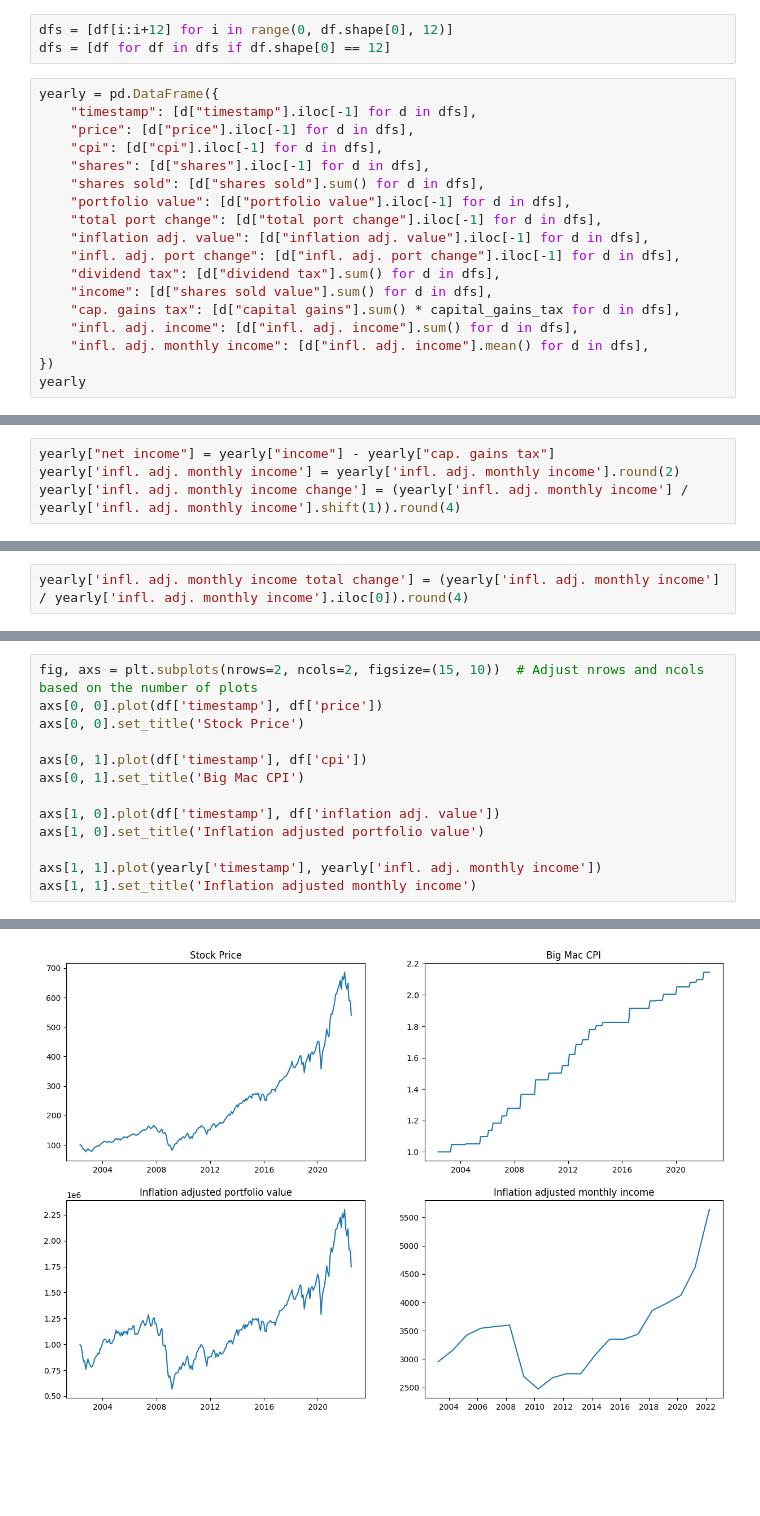
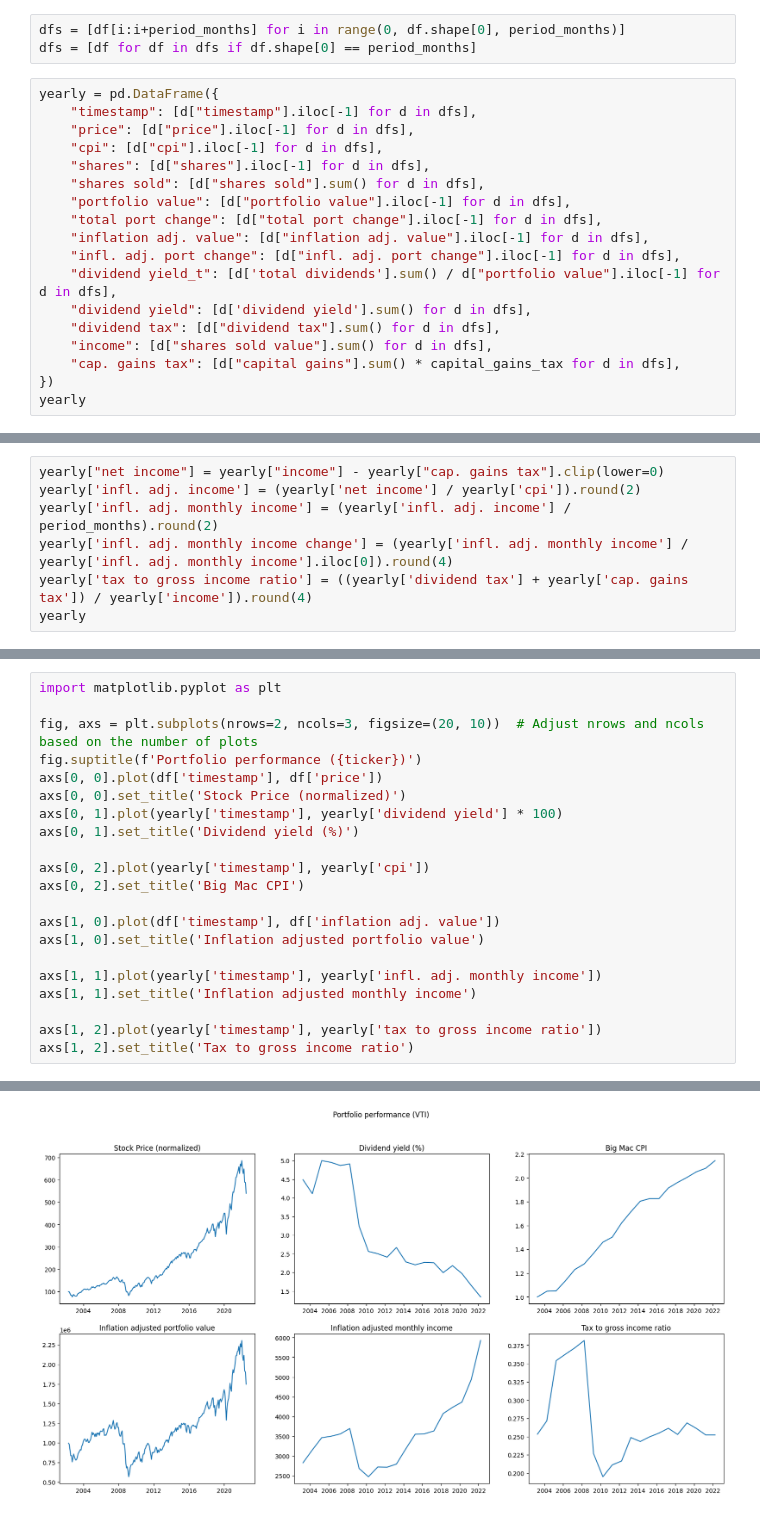
Before and after one commit to reasv/capsim, a Jupyter notebook: sim.ipynb, the cells around one changed output, grey strips where cells are left out. Drawn from its saved outputs; the diff is of its cells as text; blank space fills up the shorter version.

```diff
--- a/sim.ipynb
+++ b/sim.ipynb
@@ -105,6 +112,6 @@ df
 # %%
-dfs = [df[i:i+12] for i in range(0, df.shape[0], 12)]
-dfs = [df for df in dfs if df.shape[0] == 12]
+dfs = [df[i:i+period_months] for i in range(0, df.shape[0], period_months)]
+dfs = [df for df in dfs if df.shape[0] == period_months]
 # %%
 yearly = pd.DataFrame({
     "timestamp": [d["timestamp"].iloc[-1] for d in dfs],
@@ -116,11 +123,11 @@ yearly = pd.DataFrame({
     "total port change": [d["total port change"].iloc[-1] for d in dfs],
     "inflation adj. value": [d["inflation adj. value"].iloc[-1] for d in dfs],
     "infl. adj. port change": [d["infl. adj. port change"].iloc[-1] for d in dfs],
+    "dividend yield_t": [d['total dividends'].sum() / d["portfolio value"].iloc[-1] for d in dfs],
+    "dividend yield": [d['dividend yield'].sum() for d in dfs],
     "dividend tax": [d["dividend tax"].sum() for d in dfs],
     "income": [d["shares sold value"].sum() for d in dfs],
     "cap. gains tax": [d["capital gains"].sum() * capital_gains_tax for d in dfs],
-    "infl. adj. income": [d["infl. adj. income"].sum() for d in dfs],
-    "infl. adj. monthly income": [d["infl. adj. income"].mean() for d in dfs],
 })
 yearly
 # %% [output]
@@ -144,4 +151,7 @@ yearly
 # %%
-yearly["net income"] = yearly["income"] - yearly["cap. gains tax"]
-yearly['infl. adj. monthly income'] = yearly['infl. adj. monthly income'].round(2)
-yearly['infl. adj. monthly income change'] = (yearly['infl. adj. monthly income'] / yearly['infl. adj. monthly income'].shift(1)).round(4)
+yearly["net income"] = yearly["income"] - yearly["cap. gains tax"].clip(lower=0)
+yearly['infl. adj. income'] = (yearly['net income'] / yearly['cpi']).round(2)
+yearly['infl. adj. monthly income'] = (yearly['infl. adj. income'] / period_months).round(2)
+yearly['infl. adj. monthly income change'] = (yearly['infl. adj. monthly income'] / yearly['infl. adj. monthly income'].iloc[0]).round(4)
+yearly['tax to gross income ratio'] = ((yearly['dividend tax'] + yearly['cap. gains tax']) / yearly['income']).round(4)
+yearly
@@ -168,2 +175,0 @@ yearly
-# %%
-yearly['infl. adj. monthly income total change'] = (yearly['infl. adj. monthly income'] / yearly['infl. adj. monthly income'].iloc[0]).round(4)
@@ -230,14 +176,22 @@ Text(0.5, 1.0, 'Inflation adjusted portfolio value')
 # %%
-fig, axs = plt.subplots(nrows=2, ncols=2, figsize=(15, 10))  # Adjust nrows and ncols based on the number of plots
+import matplotlib.pyplot as plt
+
+fig, axs = plt.subplots(nrows=2, ncols=3, figsize=(20, 10))  # Adjust nrows and ncols based on the number of plots
+fig.suptitle(f'Portfolio performance ({ticker})')
 axs[0, 0].plot(df['timestamp'], df['price'])
-axs[0, 0].set_title('Stock Price')
+axs[0, 0].set_title('Stock Price (normalized)')
+axs[0, 1].plot(yearly['timestamp'], yearly['dividend yield'] * 100)
+axs[0, 1].set_title('Dividend yield (%)')
 
-axs[0, 1].plot(df['timestamp'], df['cpi'])
-axs[0, 1].set_title('Big Mac CPI')
+axs[0, 2].plot(yearly['timestamp'], yearly['cpi'])
+axs[0, 2].set_title('Big Mac CPI')
 
 axs[1, 0].plot(df['timestamp'], df['inflation adj. value'])
 axs[1, 0].set_title('Inflation adjusted portfolio value')
 
 axs[1, 1].plot(yearly['timestamp'], yearly['infl. adj. monthly income'])
 axs[1, 1].set_title('Inflation adjusted monthly income')
+
+axs[1, 2].plot(yearly['timestamp'], yearly['tax to gross income ratio'])
+axs[1, 2].set_title('Tax to gross income ratio')
 # %% [output]
@@ -245 +199 @@ Text(0.5, 1.0, 'Inflation adjusted monthly income')
-[figure, old version]
+[figure, new version]
```
Also changed, not shown: parts of 15 cells of this notebook.
